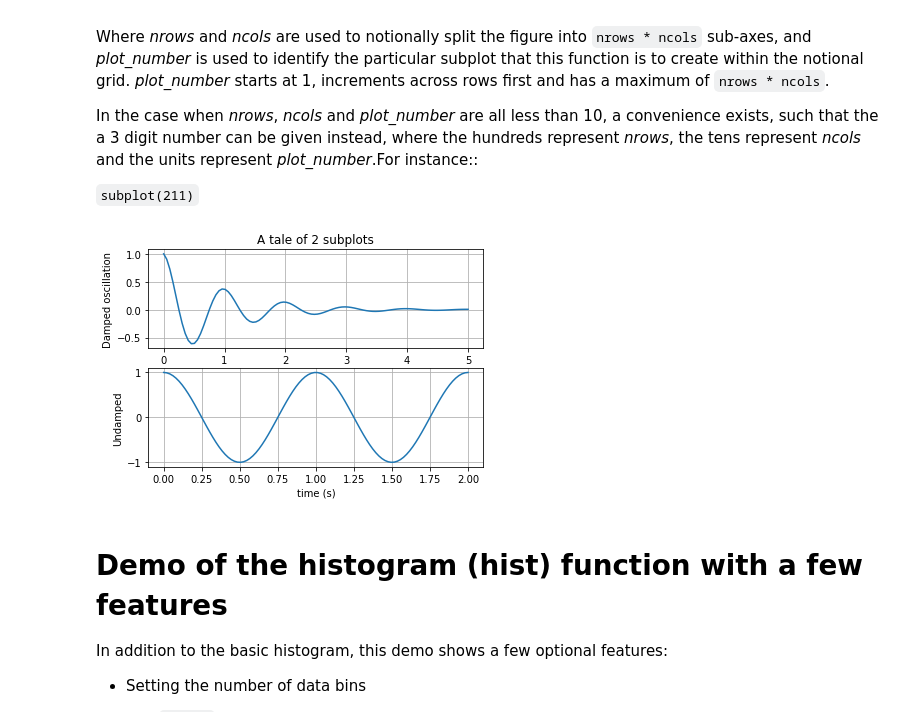
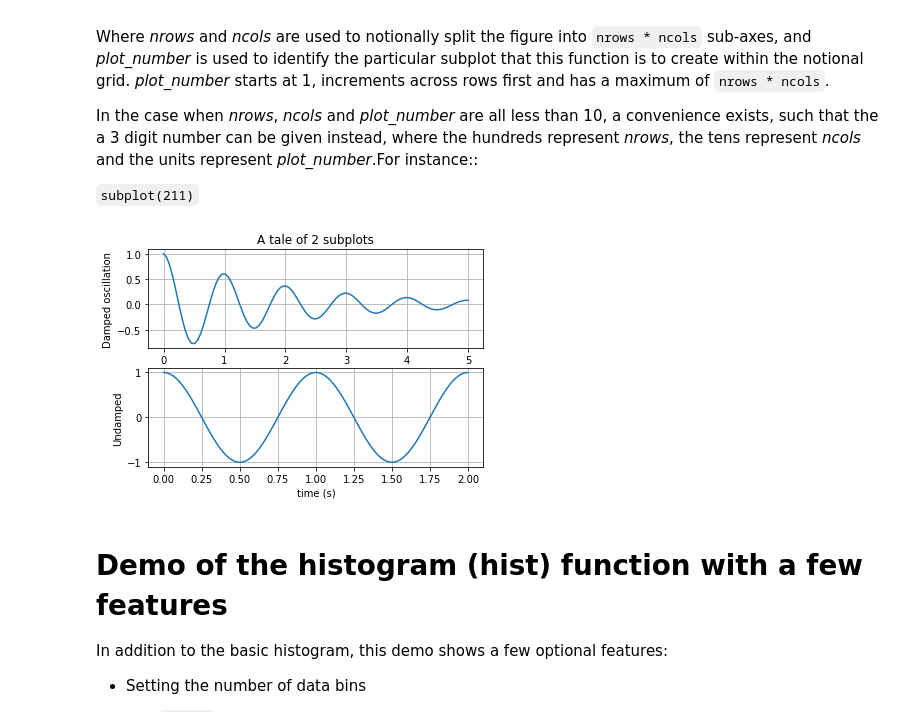
Before and after one commit to KelvinQAQ/Jupyter-Notebooks, a Jupyter notebook: Learning Matplotlib/Simple Plot.ipynb, the cells around one changed output. Cells and saved outputs as stored; diff of their text form; code cells hidden in the pictures.

```diff
--- a/Learning Matplotlib/Simple Plot.ipynb
+++ b/Learning Matplotlib/Simple Plot.ipynb
@@ -60,28 +60,28 @@ units represent *plot_number*.For instance::
 # %%
 import numpy as np
 import matplotlib.pyplot as plt
 
 
 x1 = np.linspace(0.0, 5.0, 100)  # 3rd arg::num=50 default, means the length of the array.
 x2 = np.linspace(0.0, 2.0, 100)
 
-y1 = np.cos(2 * np.pi * x1) * np.exp(-x1)
+y1 = np.cos(2 * np.pi * x1) * np.exp(-0.5*x1)
 y2 = np.cos(2 * np.pi * x2)
 
 plt.subplot(211)
 plt.plot(x1, y1, '-')
 plt.title('A tale of 2 subplots')
 plt.grid()
 plt.ylabel('Damped oscillation')
 
 plt.subplot(212)
 plt.plot(x2, y2, '-')
 plt.xlabel('time (s)')
 plt.ylabel('Undamped')
 plt.grid()
 plt.show()
 # %% [output]
-[figure, old version]
+[figure, new version]
 # %% [markdown]
 # Demo of the histogram (hist) function with a few features
 
```
Also changed, not shown: 1 other file.
